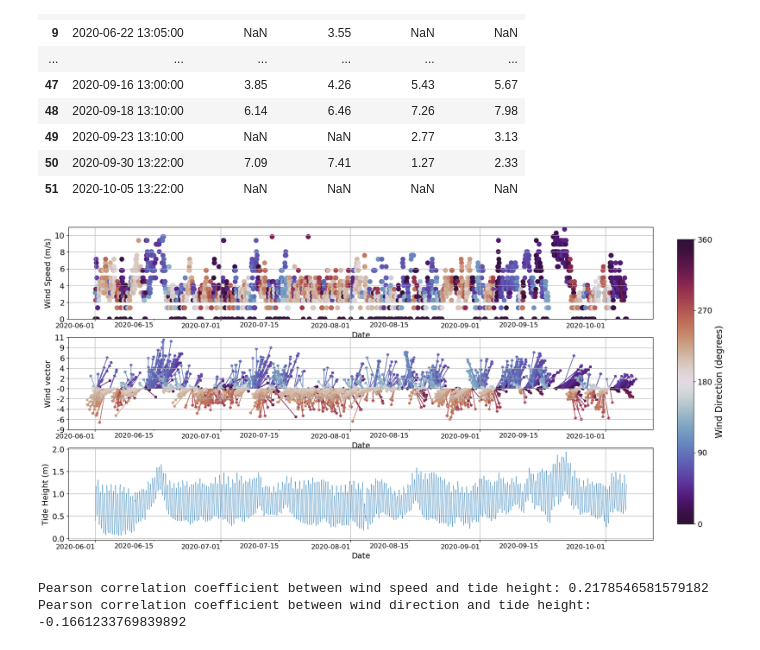
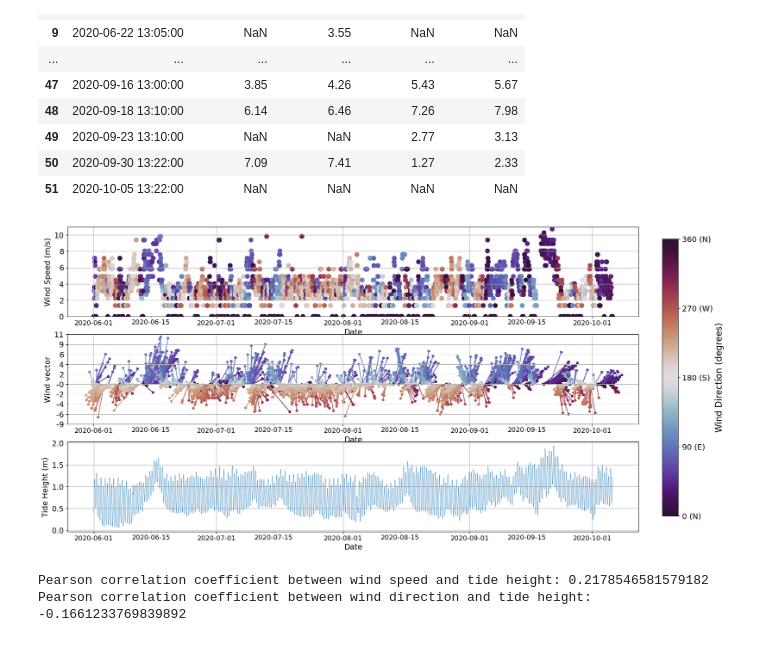
Before and after one commit to Zhu-Yifan/Lafayette_River_Time_Series_Analysis, a Jupyter notebook: notebooks/Wind_Tide_Nutrient_Part01_EDA.ipynb, the cells around one changed output. Cells and saved outputs as stored; diff of their text form; code cells hidden in the pictures.

```diff
--- a/notebooks/Wind_Tide_Nutrient_Part01_EDA.ipynb
+++ b/notebooks/Wind_Tide_Nutrient_Part01_EDA.ipynb
@@ -102,7 +102,7 @@ cbar_ax = fig.add_axes([0.9, 0.15, 0.02, 0.7])
 cbar = plt.colorbar(scatter, cbar_ax)
 # show only the first 4 ticks on the colorbar
 cbar.set_ticks([0, 90, 180, 270,360])
-cbar.set_ticklabels(['0', '90', '180', '270','360'])
+cbar.set_ticklabels(['0 (N)', '90 (E)', '180 (S)', '270 (W)','360 (N)'])
 cbar.set_label('Wind Direction (degrees)',fontsize=16)
 cbar.ax.tick_params(labelsize=14)
 # adjust the subplot and colorbar positions as needed
@@ -126,7 +126,7 @@ axes[0].xaxis.set_major_locator(month_locator)
 axes[0].xaxis.set_minor_locator(day_locator)
 #axes[0].set_xlim(min(Date_Time),max(Date_Time))
 # Set the tick parameters for both the major and minor ticks
-plt.setp(axes[0].get_xticklabels(which='both'), rotation=0, ha='right', fontsize=12)
+plt.setp(axes[0].get_xticklabels(which='both'), rotation=0, ha='center', fontsize=12)
 axes[0].grid(True)
 
 # subplot 2
@@ -144,36 +144,36 @@ axes[1].set_ylabel('Wind vector',fontsize=14)
 axes[1].set_xlabel('Date',fontsize=14)
 
 axes[1].xaxis.set_major_formatter(date_fmt)
 axes[1].xaxis.set_minor_formatter(date_fmt)
 # Set the x-axis tick locator to show ticks on the 1st day and 15th day of each month
 axes[1].xaxis.set_major_locator(month_locator)
 axes[1].xaxis.set_minor_locator(day_locator)
 # Set the tick parameters for both the major and minor ticks
-plt.setp(axes[1].get_xticklabels(which='both'), rotation=0, ha='right', fontsize=12)
+plt.setp(axes[1].get_xticklabels(which='both'), rotation=0, ha='center', fontsize=12)
 axes[1].grid(True)
 
 # subplot 3
 # axes[2].scatter(data_YSI['Date_Time_NY'], data_YSI['Depth_meter_NY'], s=5)
 axes[2].plot(data_YSI['Date_Time_NY'], data_YSI['Depth_meter_NY'], marker ='o', markersize = 0, linestyle='-', linewidth=0.5)
 axes[2].set_xlabel('Date',fontsize=14)
 axes[2].set_ylabel('Tide Height (m)',fontsize=14)
 # Set y-axis tick labels to correspond to tide
 y_ticks = np.arange(0, np.ceil(np.max(data_YSI['Depth_meter_NY']))+0.5, 0.5)
 y_tick_labels = ['{:.1f}'.format(t) for t in y_ticks]
 axes[2].set_yticks(y_ticks, y_tick_labels, fontsize = 14 )
 axes[2].xaxis.set_major_formatter(date_fmt)
 axes[2].xaxis.set_minor_formatter(date_fmt)
 # Set the x-axis tick locator to show ticks on the 1st day and 15th day of each month
 axes[2].xaxis.set_major_locator(month_locator)
 axes[2].xaxis.set_minor_locator(day_locator)
 # Set the tick parameters for both the major and minor ticks
-plt.setp(axes[2].get_xticklabels(which='both'), rotation=0, ha='right', fontsize=12)
+plt.setp(axes[2].get_xticklabels(which='both'), rotation=0, ha='center', fontsize=12)
 axes[2].grid(True)
 
 # show plot
 plt.show()
 # %% [output]
-[figure, old version]
+[figure, new version]
 # %%
 data_YSI= data_YSI.set_index('Date_Time_NY')
 data = data.set_index('DateTime')
```
Also changed, not shown: parts of 10 cells of this notebook.
